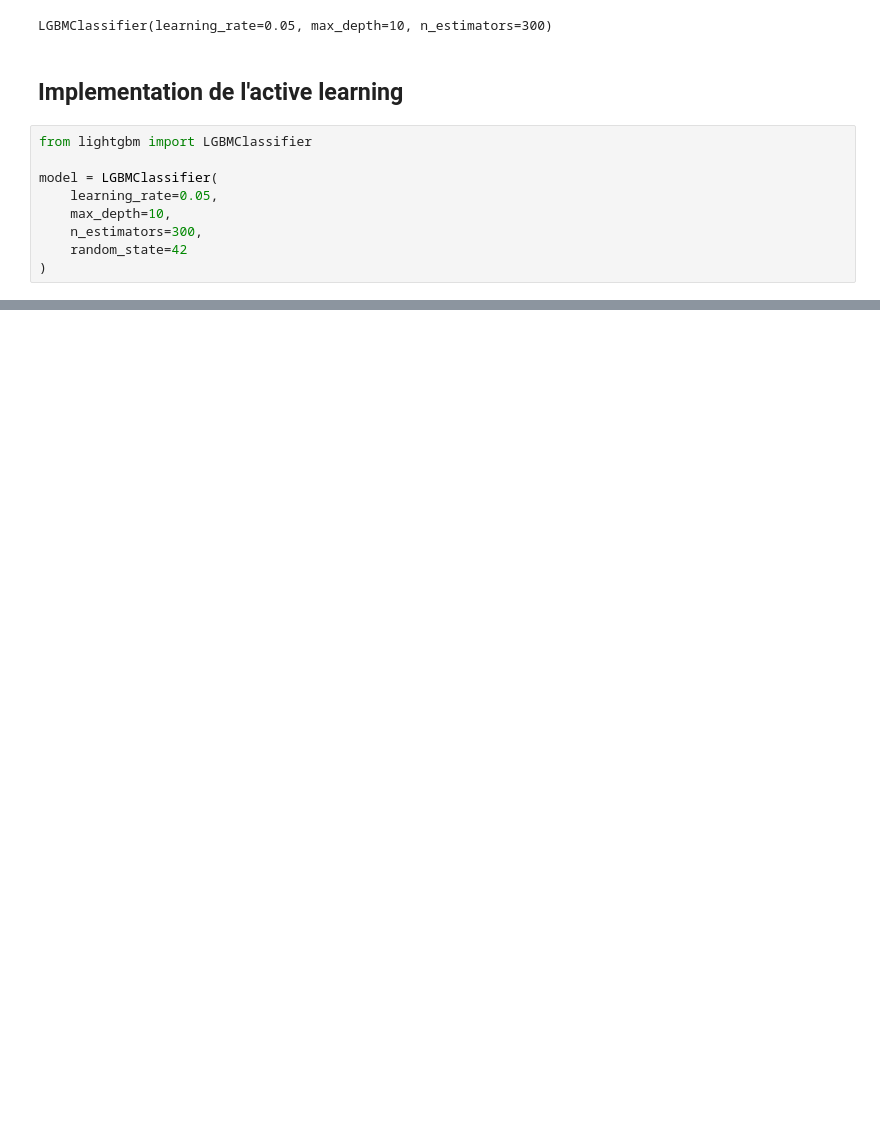
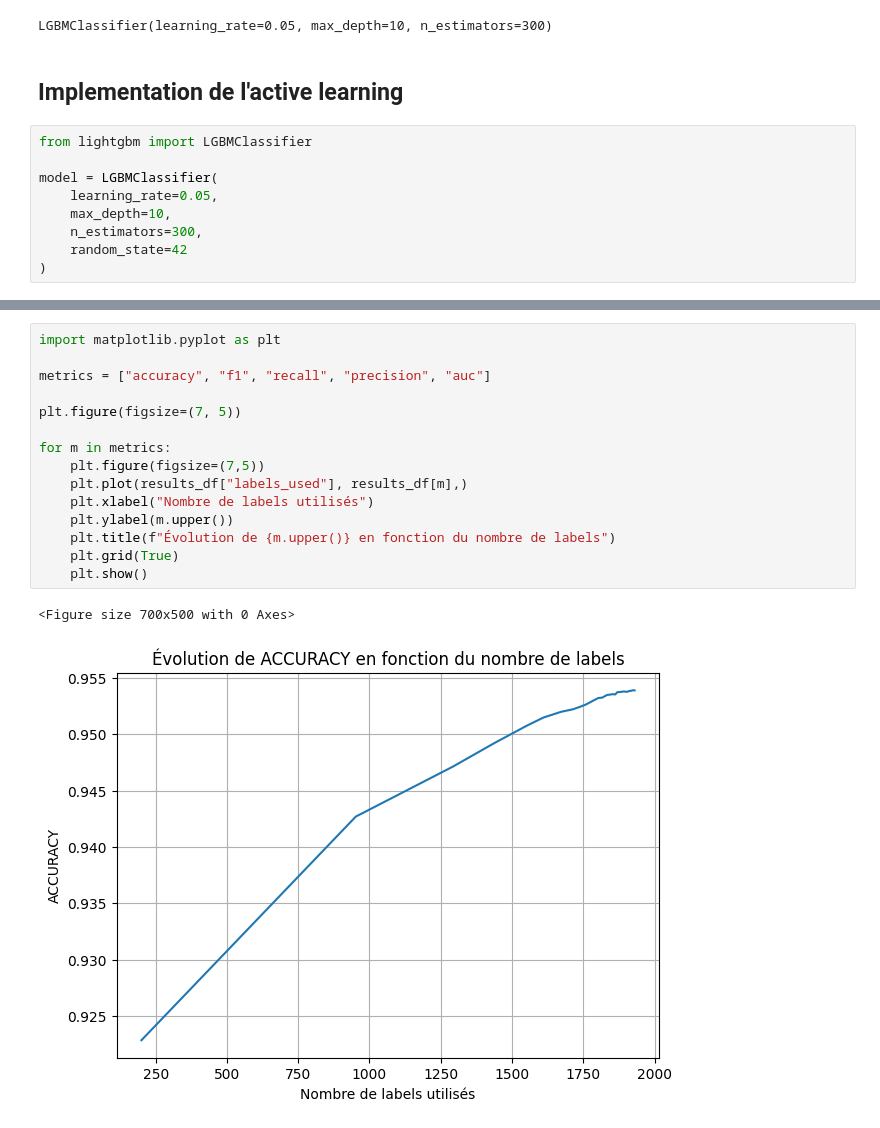
Before and after one commit to LarrySANDJO/PROJET_STATAPP, a Jupyter notebook: Notebooks/Active_Learning.ipynb, the cells around one changed output, grey strips where cells are left out. Cells and saved outputs as stored; diff of their text form; blank space fills up the shorter version.

```diff
--- a/Notebooks/Active_Learning.ipynb
+++ b/Notebooks/Active_Learning.ipynb
@@ -173,0 +176,18 @@ plt.show()
+# %%
+import matplotlib.pyplot as plt
+
+metrics = ["accuracy", "f1", "recall", "precision", "auc"]
+
+plt.figure(figsize=(7, 5))
+
+for m in metrics:
+    plt.figure(figsize=(7,5))
+    plt.plot(results_df["labels_used"], results_df[m],)
+    plt.xlabel("Nombre de labels utilisés")
+    plt.ylabel(m.upper())
+    plt.title(f"Évolution de {m.upper()} en fonction du nombre de labels")
+    plt.grid(True)
+    plt.show()
+# %% [output]
+<Figure size 700x500 with 0 Axes>
+[figure, added]
```
Also changed, not shown: parts of 4 cells of this notebook.
